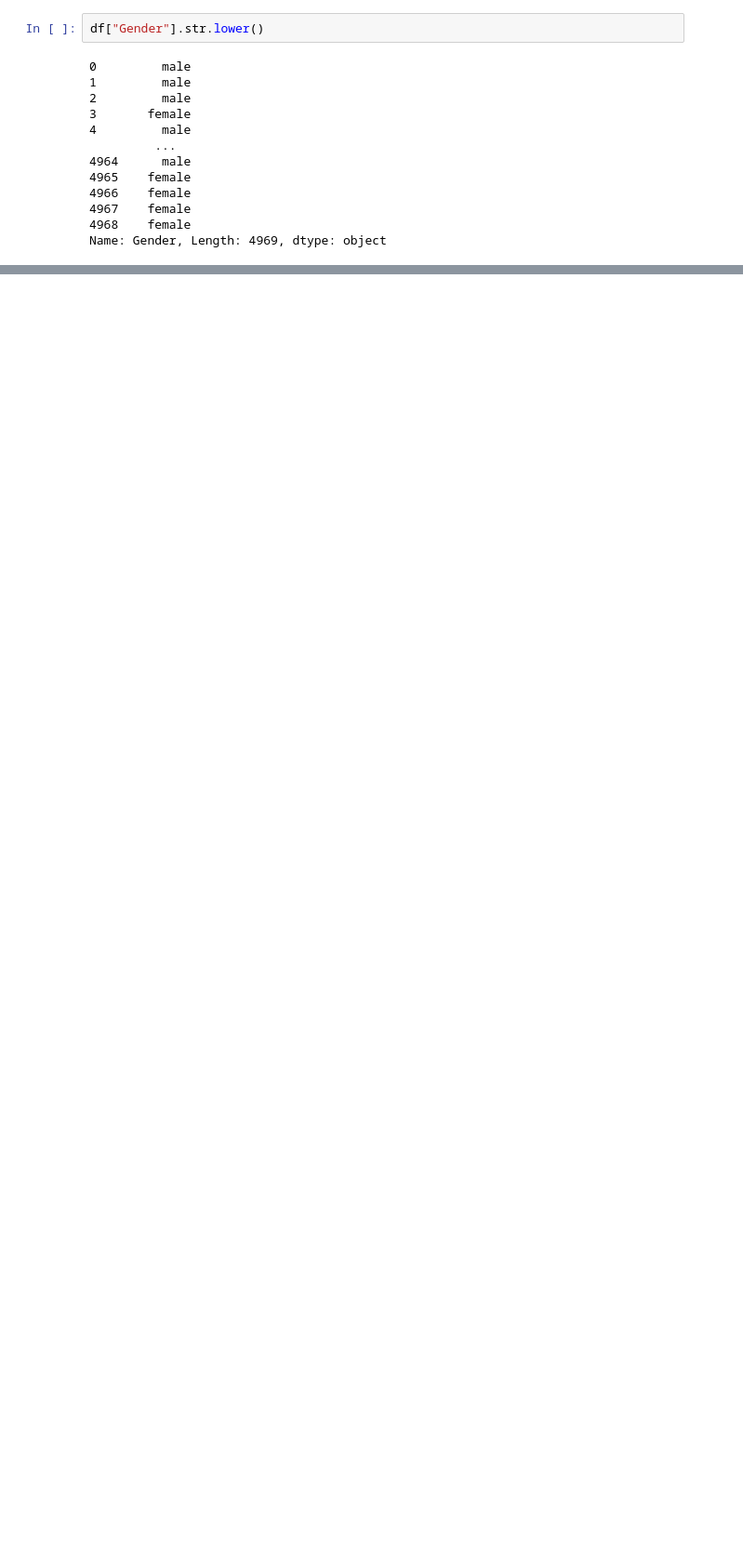
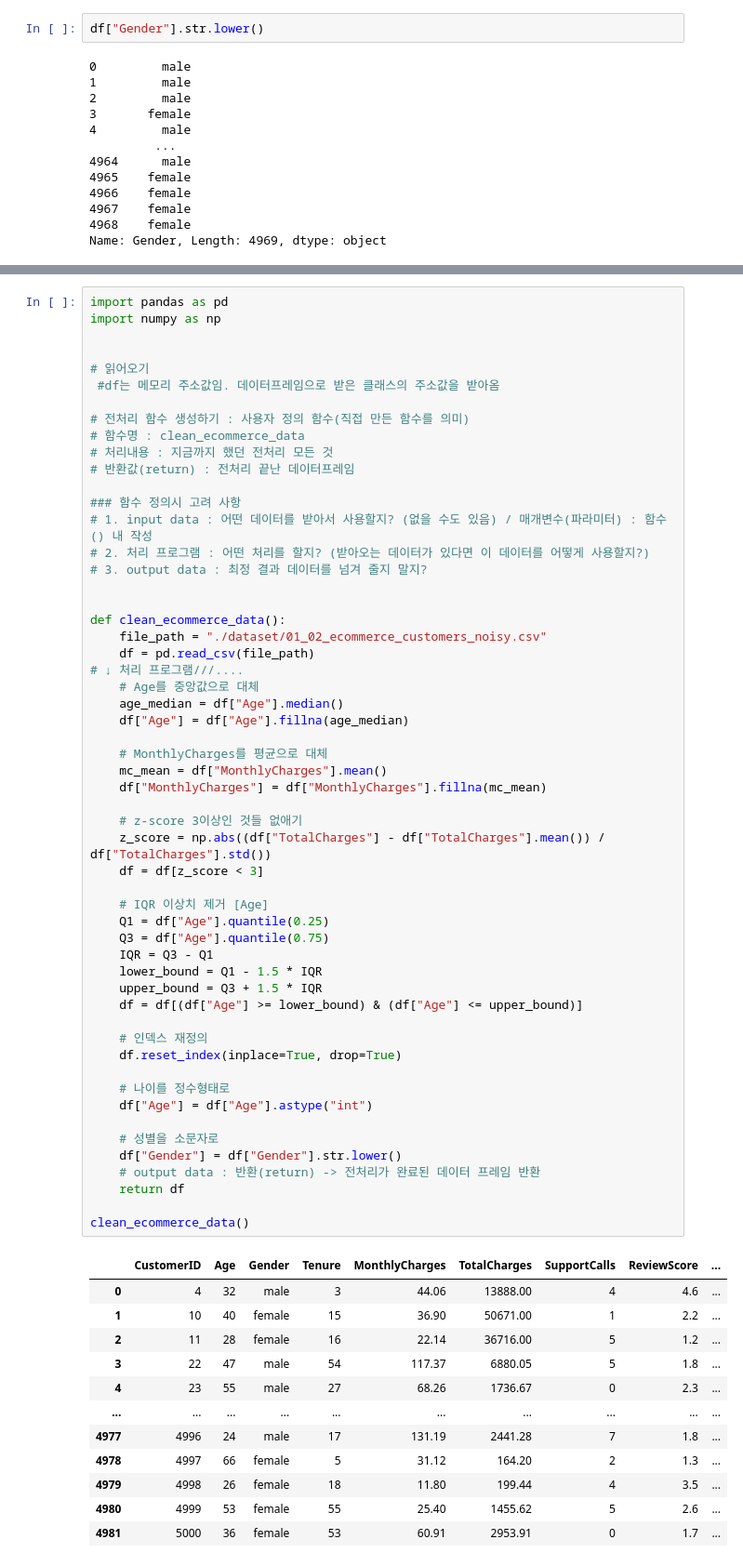
Before and after one commit to Trymind0419/01_Machine_Learning, a Jupyter notebook: 2day_Data_Preprocess/01_data_preprocessing.ipynb, the cells around one changed output, grey strips where cells are left out. Shown at 93% size. Cells and saved outputs as stored; diff of their text form; blank space fills up the shorter version.

```diff
--- a/2day_Data_Preprocess/01_data_preprocessing.ipynb
+++ b/2day_Data_Preprocess/01_data_preprocessing.ipynb
@@ -800,0 +839,68 @@ clean_ecommerce_data().to_csv(save_path)
+# %%
+import pandas as pd
+import numpy as np
+
+
+# 읽어오기
+ #df는 메모리 주소값임. 데이터프레임으로 받은 클래스의 주소값을 받아옴
+
+# 전처리 함수 생성하기 : 사용자 정의 함수(직접 만든 함수를 의미)
+# 함수명 : clean_ecommerce_data
+# 처리내용 : 지금까지 했던 전처리 모든 것
+# 반환값(return) : 전처리 끝난 데이터프레임
+
+### 함수 정의시 고려 사항
+# 1. input data : 어떤 데이터를 받아서 사용할지? (없을 수도 있음) / 매개변수(파라미터) : 함수 () 내 작성
+# 2. 처리 프로그램 : 어떤 처리를 할지? (받아오는 데이터가 있다면 이 데이터를 어떻게 사용할지?)
+# 3. output data : 최정 결과 데이터를 넘겨 줄지 말지?
+
+
+def clean_ecommerce_data():
+    file_path = "./dataset/01_02_ecommerce_customers_noisy.csv"
+    df = pd.read_csv(file_path)
+# ↓ 처리 프로그램///....
+    # Age를 중앙값으로 대체
+    age_median = df["Age"].median()
+    df["Age"] = df["Age"].fillna(age_median)
+
+    # MonthlyCharges를 평균으로 대체
+    mc_mean = df["MonthlyCharges"].mean()
+    df["MonthlyCharges"] = df["MonthlyCharges"].fillna(mc_mean)
+
+    # z-score 3이상인 것들 없애기
+    z_score = np.abs((df["TotalCharges"] - df["TotalCharges"].mean()) / df["TotalCharges"].std())
+    df = df[z_score < 3]
+
+    # IQR 이상치 제거 [Age]
+    Q1 = df["Age"].quantile(0.25)
+    Q3 = df["Age"].quantile(0.75)
+    IQR = Q3 - Q1
+    lower_bound = Q1 - 1.5 * IQR
+    upper_bound = Q3 + 1.5 * IQR
+    df = df[(df["Age"] >= lower_bound) & (df["Age"] <= upper_bound)]
+
+    # 인덱스 재정의
+    df.reset_index(inplace=True, drop=True)
+
+    # 나이를 정수형태로
+    df["Age"] = df["Age"].astype("int")
+
+    # 성별을 소문자로
+    df["Gender"] = df["Gender"].str.lower()
+    # output data : 반환(return) -> 전처리가 완료된 데이터 프레임 반환
+    return df
+
+clean_ecommerce_data()
+# %% [output]
+|  | CustomerID | Age | Gender | Tenure | MonthlyCharges | TotalCharges | SupportCalls | ReviewScore | ... |
+| 0 | 4 | 32 | male | 3 | 44.06 | 13888.00 | 4 | 4.6 | ... |
+| 1 | 10 | 40 | female | 15 | 36.90 | 50671.00 | 1 | 2.2 | ... |
+| 2 | 11 | 28 | female | 16 | 22.14 | 36716.00 | 5 | 1.2 | ... |
+| 3 | 22 | 47 | male | 54 | 117.37 | 6880.05 | 5 | 1.8 | ... |
+| 4 | 23 | 55 | male | 27 | 68.26 | 1736.67 | 0 | 2.3 | ... |
+| ... | ... | ... | ... | ... | ... | ... | ... | ... | ... |
+| 4977 | 4996 | 24 | male | 17 | 131.19 | 2441.28 | 7 | 1.8 | ... |
+| 4978 | 4997 | 66 | female | 5 | 31.12 | 164.20 | 2 | 1.3 | ... |
+| 4979 | 4998 | 26 | female | 18 | 11.80 | 199.44 | 4 | 3.5 | ... |
+| 4980 | 4999 | 53 | female | 55 | 25.40 | 1455.62 | 5 | 2.6 | ... |
+| 4981 | 5000 | 36 | female | 53 | 60.91 | 2953.91 | 0 | 1.7 | ... |
```
Also changed, not shown: parts of 5 cells of this notebook, 6 other files.
